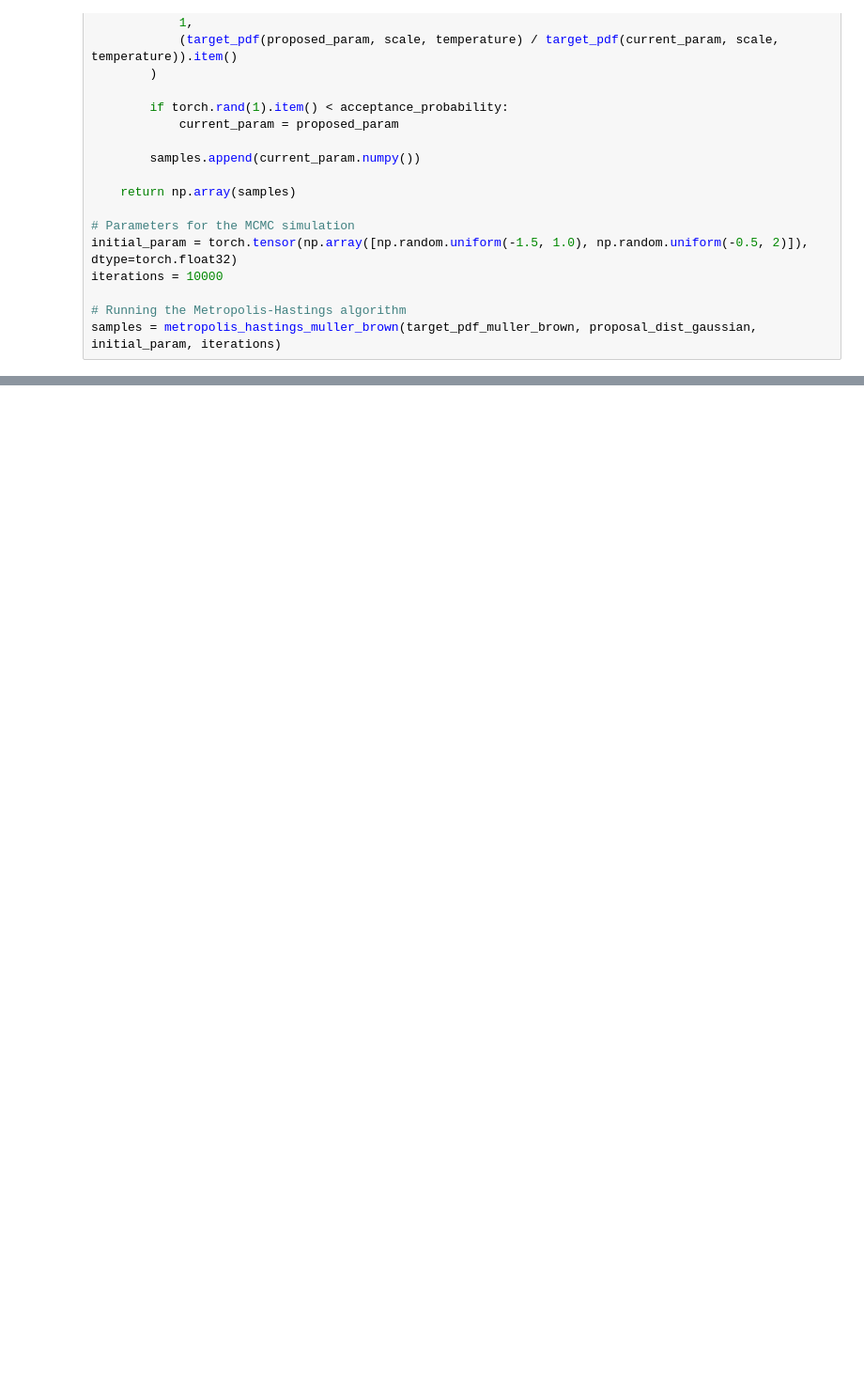
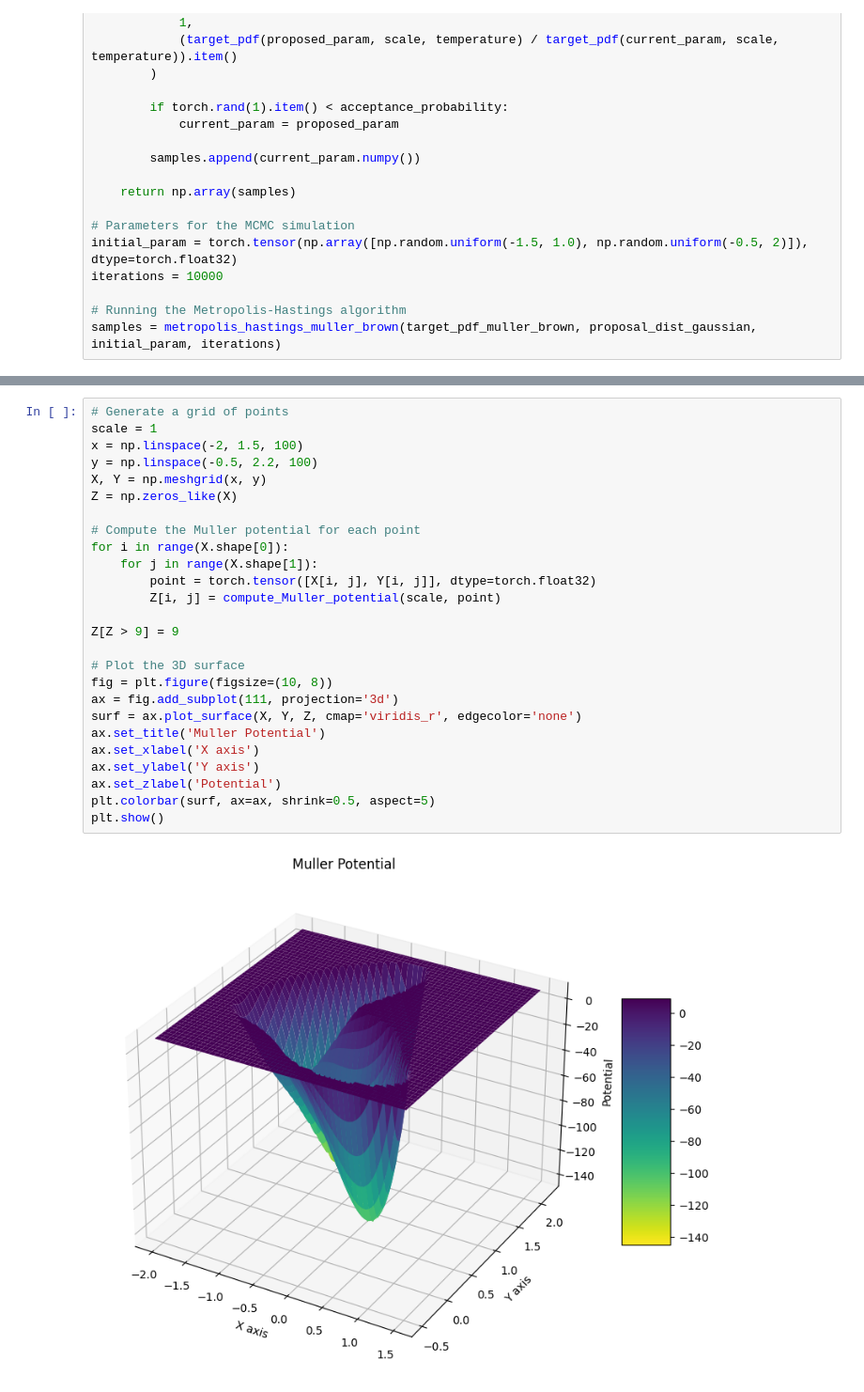
Before and after one commit to AlffonsoMV/PAMSProject, a Jupyter notebook: Code/MarkovChains/mullerbrown/metropolis.ipynb, the cells around one changed output, grey strips where cells are left out. Shown at 94% size. Saved outputs shown, nothing was run; the diff lists cells and outputs as text; blank space fills up the shorter version.

Commit message:
Implementation of Muller-Brown potential

```diff
--- a/Code/MarkovChains/mullerbrown/metropolis.ipynb
+++ b/Code/MarkovChains/mullerbrown/metropolis.ipynb
@@ -103,0 +104,28 @@ plt.show()
+# %%
+# Generate a grid of points
+scale = 1
+x = np.linspace(-2, 1.5, 100)
+y = np.linspace(-0.5, 2.2, 100)
+X, Y = np.meshgrid(x, y)
+Z = np.zeros_like(X)
+
+# Compute the Muller potential for each point
+for i in range(X.shape[0]):
+    for j in range(X.shape[1]):
+        point = torch.tensor([X[i, j], Y[i, j]], dtype=torch.float32)
+        Z[i, j] = compute_Muller_potential(scale, point)
+
+Z[Z > 9] = 9
+
+# Plot the 3D surface
+fig = plt.figure(figsize=(10, 8))
+ax = fig.add_subplot(111, projection='3d')
+surf = ax.plot_surface(X, Y, Z, cmap='viridis_r', edgecolor='none')
+ax.set_title('Muller Potential')
+ax.set_xlabel('X axis')
+ax.set_ylabel('Y axis')
+ax.set_zlabel('Potential')
+plt.colorbar(surf, ax=ax, shrink=0.5, aspect=5)
+plt.show()
+# %% [output]
+[figure, added]
```
Also changed, not shown: parts of 1 cell of this notebook, 14 other files.
